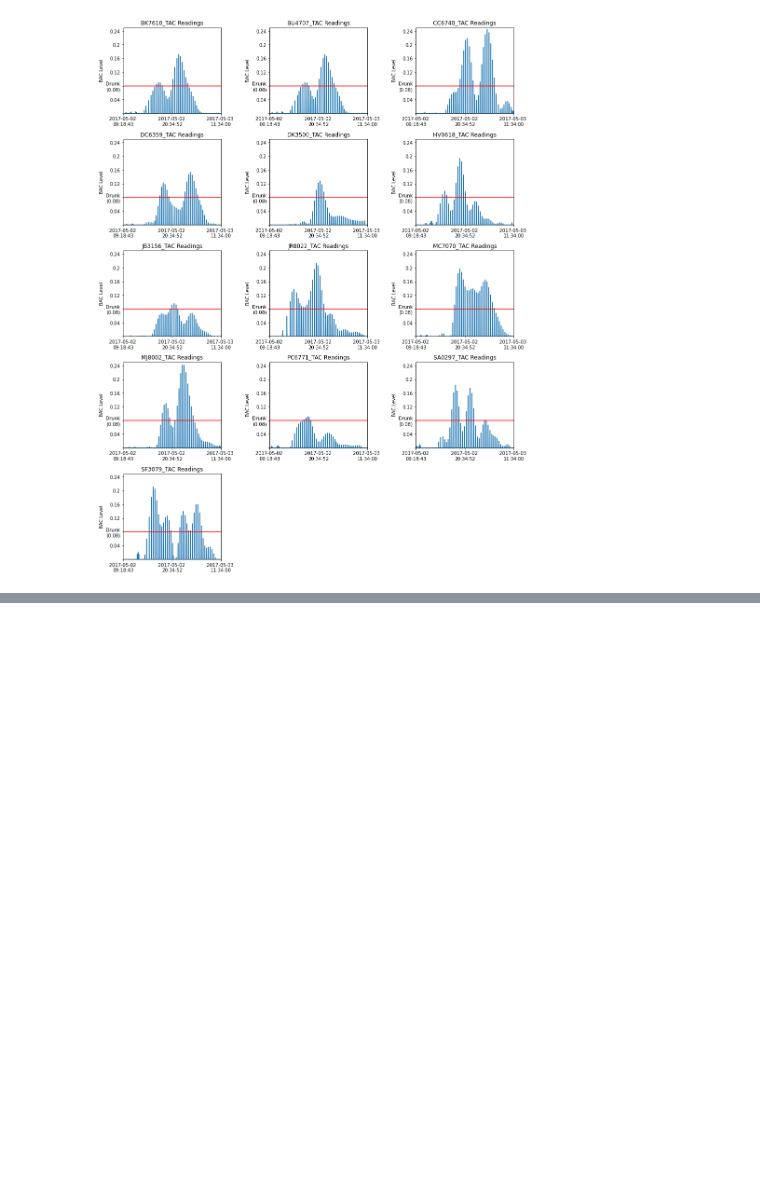
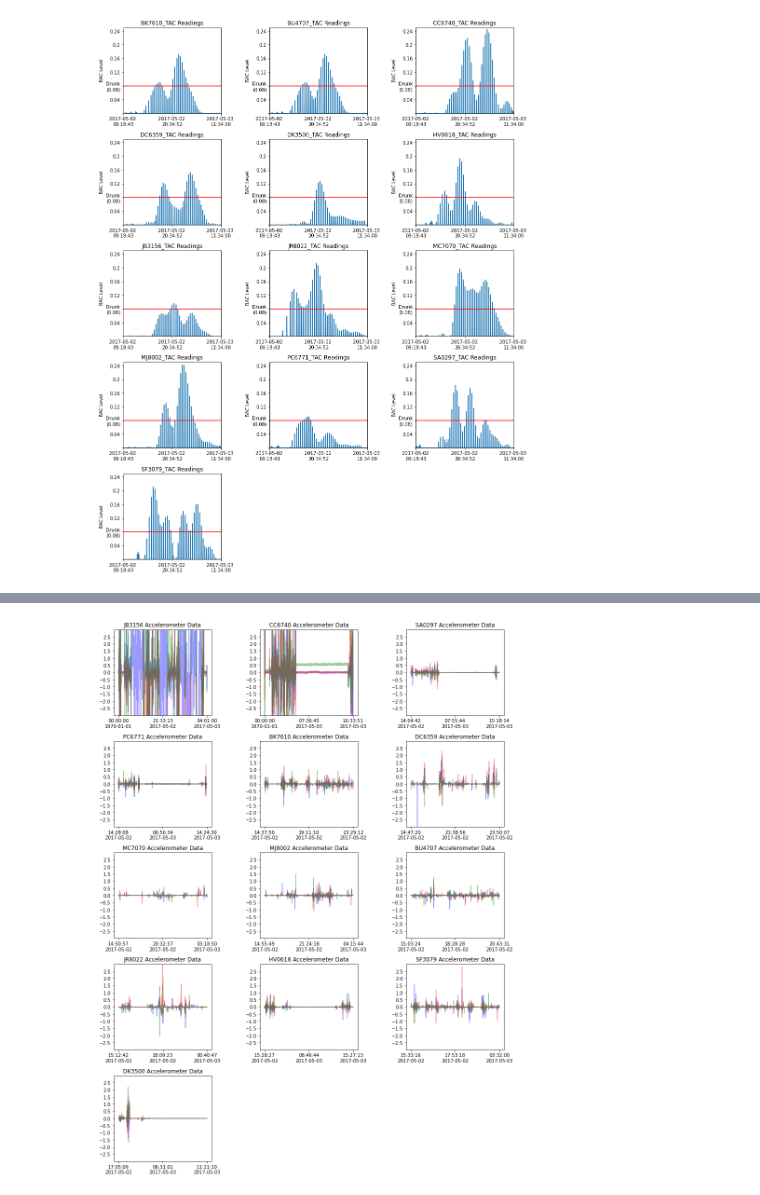
Before and after one commit to kshashank03/data-science-projects, a Jupyter notebook: Classification_Models/detecting_heavy_drinking_using_motion_data.ipynb, the cells around one changed output, grey strips where cells are left out. Cells and saved outputs as stored; diff of their text form; code cells hidden in the pictures; blank space fills up the shorter version.

Commit message:
Second visualization added

```diff
--- a/Classification_Models/detecting_heavy_drinking_using_motion_data.ipynb
+++ b/Classification_Models/detecting_heavy_drinking_using_motion_data.ipynb
@@ -38,5 +39,7 @@ TAC_data.head()
 # %% [markdown]
 ## Visualization
 # %%
-TAC_data_pivot = TAC_data.pivot(index='timestamp', columns='Participant', values='TAC_Reading')
+TAC_data_pivot = TAC_data.copy()
+TAC_data_pivot = TAC_data_pivot.pivot(index='timestamp', columns='Participant', values='TAC_Reading')
 TAC_data_pivot.fillna(0, inplace=True)
+TAC_data_pivot.columns
@@ -65,3 +73,7 @@ for i in TAC_data_pivot.columns:
   x+=1
 # %% [output]
 [figure]
+# %%
+accelerometer_data = pd.read_csv('/content/drive/My Drive/Data Science/Detecting Heavy Drinking Episodes/data/all_accelerometer_data_pids_13.csv')
+accelerometer_data['time'] = accelerometer_data['time'].apply(lambda x: datetime.datetime.fromtimestamp(float(x/1000)).strftime('%Y-%m-%d %H:%M:%S.%f')[:-3])
+accelerometer_data.head()
@@ -67,0 +87,31 @@ for i in TAC_data_pivot.columns:
+# %%
+counter = 1
+plt.figure(figsize=(15, 21)).patch.set_facecolor('#FFFFFF')
+
+for i in tqdm(accelerometer_data['pid'].unique()):
+  time = accelerometer_data[accelerometer_data['pid'] == i].iloc[::1000, 0]
+  x = accelerometer_data[accelerometer_data['pid'] == i].iloc[::1000, 2]
+  y = accelerometer_data[accelerometer_data['pid'] == i].iloc[::1000, 3]
+  z = accelerometer_data[accelerometer_data['pid'] == i].iloc[::1000, 4]
+  x_ticks = [0]
+  if len(x)%2 == 1:
+    x_ticks.append(int((len(x) - 1)/2))
+    x_ticks.append(len(x))
+  else:
+    x_ticks.append(int(len(x)/2))
+    x_ticks.append(len(x))
+  x_ticks[2] = x_ticks[2] - 1 #We need to subtract 1 from the last value for it to used with iloc
+  plt.subplot(5, 3, counter)
+  plt.subplot(5, 3, counter).set_xticks(x_ticks)
+  plt.subplot(5, 3, counter).set_xticklabels([x[11:19] + '\n' + x[:10] for x in time.iloc[x_ticks]])
+  plt.subplot(5, 3, counter).set_yticks([-2.5, -2.0, -1.5, -1.0, -0.5, 0.0, 0.5, 1.0, 1.5, 2.0, 2.5])
+  plt.ylim(-3.0, 3.0)
+  plt.title(i + ' Accelerometer Data')
+  plt.plot(time, x, color='b', alpha = 0.4)
+  plt.plot(time, y, color='r', alpha = 0.4)
+  plt.plot(time, z, color='g', alpha = 0.4)
+  plt.subplots_adjust(hspace=0.3, wspace=0.5)
+  counter +=1
+plt.show()
+# %% [output]
+[figure, added]
```
Also changed, not shown: parts of 4 cells of this notebook.
